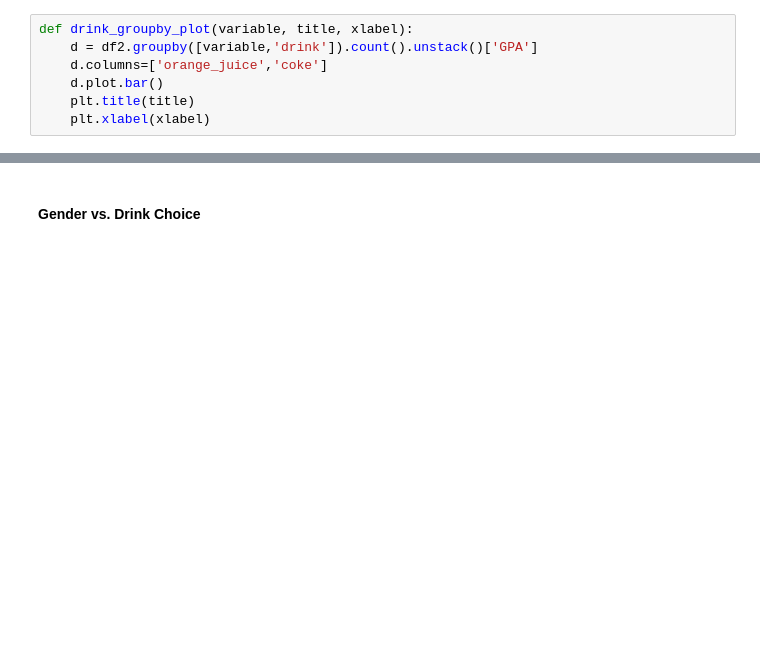
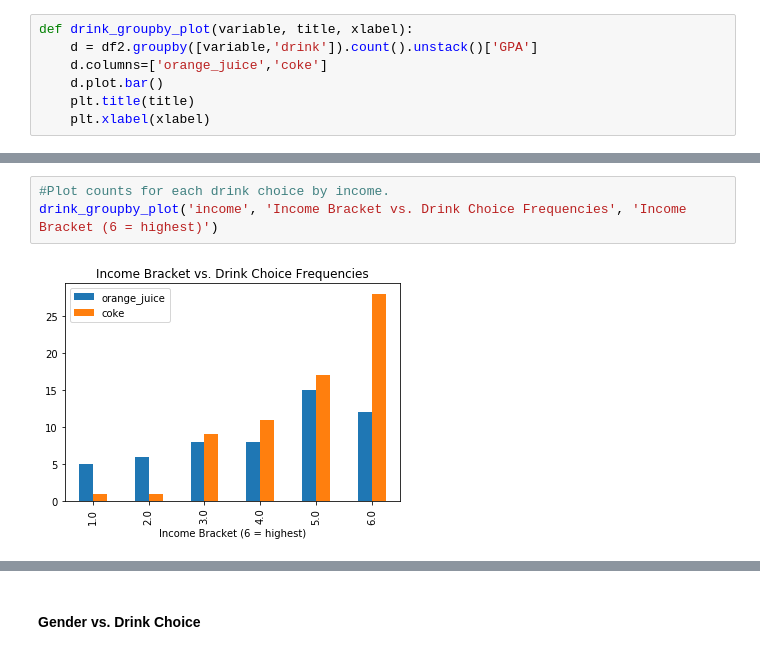
Before and after one commit to tiffanyhsu001/Stats131_FinalProject, a Jupyter notebook: Exploratory_analysis.ipynb, the cells around one changed output, grey strips where cells are left out. Saved outputs shown, nothing was run; the diff lists cells and outputs as text; blank space fills up the shorter version.

```diff
--- a/Exploratory_analysis.ipynb
+++ b/Exploratory_analysis.ipynb
@@ -329,0 +394,5 @@ drink_groupby_plot('income', 'Income vs. Drink Choice Frequencies', 'income (5 =
+# %%
+#Plot counts for each drink choice by income.
+drink_groupby_plot('income', 'Income Bracket vs. Drink Choice Frequencies', 'Income Bracket (6 = highest)')
+# %% [output]
+[figure, added]
```
Also changed, not shown: parts of 38 cells of this notebook.
